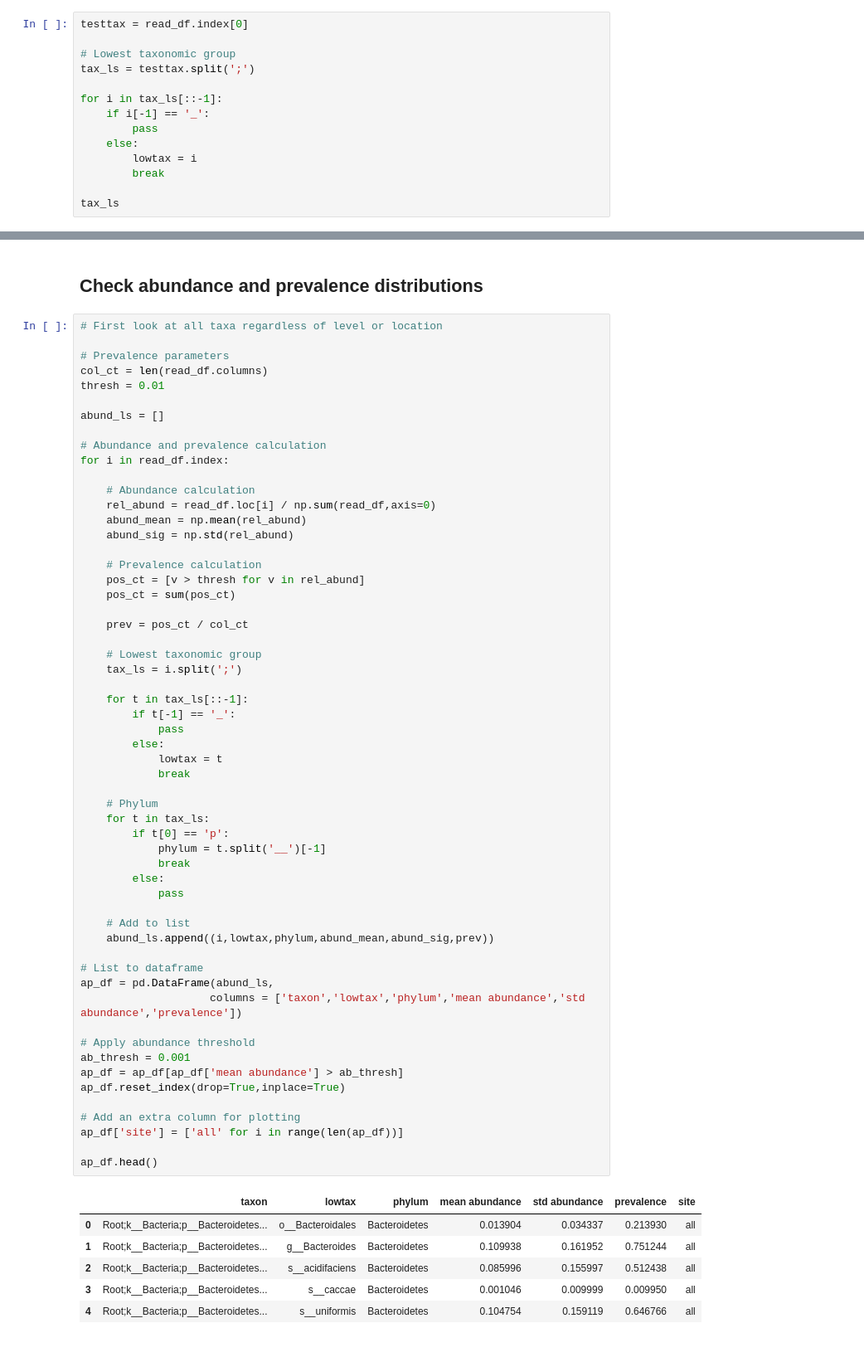
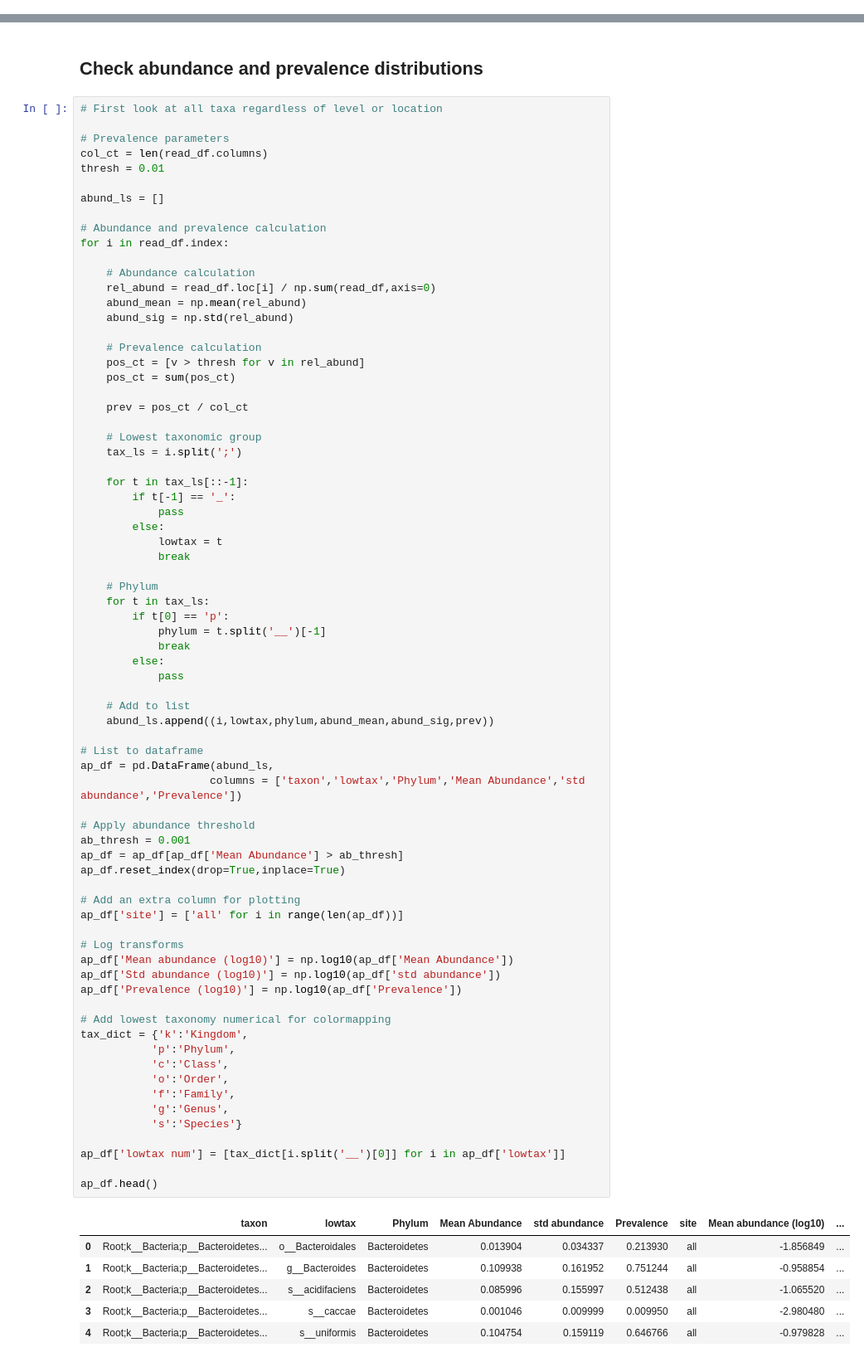
Before and after one commit to dhonson-lncrna/DH_SymbiosisProject, a Jupyter notebook: 02) preprocessing.ipynb, the cells around one changed output, grey strips where cells are left out. Shown: that part at 83% size. Cells and saved outputs as stored; diff of their text form.

```diff
--- a/02) preprocessing.ipynb
+++ b/02) preprocessing.ipynb
@@ -92,17 +94,3 @@ hv.Scatter(dist_df,kdims=['reads'],vdims=['ECDF','coords']
 [interactive output not drawn]
 # %% [markdown]
 Almost all of the samples have between 1000 and 6000 reads. A small number are outliers >6000. Most of the sample sites have very similar distributions of reads, but (48.7922, 8.6354) in pink has slightly more reads.
-# %%
-testtax = read_df.index[0]
-
-# Lowest taxonomic group
-tax_ls = testtax.split(';')
-
-for i in tax_ls[::-1]:
-    if i[-1] == '_':
-        pass
-    else:
-        lowtax = i
-        break
-
-tax_ls
@@ -146,38 +125,54 @@ for i in read_df.index:
     for t in tax_ls[::-1]:
         if t[-1] == '_':
             pass
         else:
             lowtax = t
             break
 
     # Phylum
     for t in tax_ls:
         if t[0] == 'p':
             phylum = t.split('__')[-1]
             break
         else:
             pass
 
     # Add to list
     abund_ls.append((i,lowtax,phylum,abund_mean,abund_sig,prev))
 
 # List to dataframe
 ap_df = pd.DataFrame(abund_ls,
-                    columns = ['taxon','lowtax','phylum','mean abundance','std abundance','prevalence'])
+                    columns = ['taxon','lowtax','Phylum','Mean Abundance','std abundance','Prevalence'])
 
 # Apply abundance threshold
 ab_thresh = 0.001
-ap_df = ap_df[ap_df['mean abundance'] > ab_thresh]
+ap_df = ap_df[ap_df['Mean Abundance'] > ab_thresh]
 ap_df.reset_index(drop=True,inplace=True)
 
 # Add an extra column for plotting
 ap_df['site'] = ['all' for i in range(len(ap_df))]
 
+# Log transforms
+ap_df['Mean abundance (log10)'] = np.log10(ap_df['Mean Abundance'])
+ap_df['Std abundance (log10)'] = np.log10(ap_df['std abundance'])
+ap_df['Prevalence (log10)'] = np.log10(ap_df['Prevalence'])
+
+# Add lowest taxonomy numerical for colormapping
+tax_dict = {'k':'Kingdom',
+           'p':'Phylum',
+           'c':'Class',
+           'o':'Order',
+           'f':'Family',
+           'g':'Genus',
+           's':'Species'}
+
+ap_df['lowtax num'] = [tax_dict[i.split('__')[0]] for i in ap_df['lowtax']]
+
 ap_df.head()
 # %% [output]
-|  | taxon | lowtax | phylum | mean abundance | std abundance | prevalence | site |
-| 0 | Root;k__Bacteria;p__Bacteroidetes... | o__Bacteroidales | Bacteroidetes | 0.013904 | 0.034337 | 0.213930 | all |
-| 1 | Root;k__Bacteria;p__Bacteroidetes... | g__Bacteroides | Bacteroidetes | 0.109938 | 0.161952 | 0.751244 | all |
-| 2 | Root;k__Bacteria;p__Bacteroidetes... | s__acidifaciens | Bacteroidetes | 0.085996 | 0.155997 | 0.512438 | all |
-| 3 | Root;k__Bacteria;p__Bacteroidetes... | s__caccae | Bacteroidetes | 0.001046 | 0.009999 | 0.009950 | all |
-| 4 | Root;k__Bacteria;p__Bacteroidetes... | s__uniformis | Bacteroidetes | 0.104754 | 0.159119 | 0.646766 | all |
+|  | taxon | lowtax | Phylum | Mean Abundance | std abundance | Prevalence | site | Mean abundance (log10) | ... |
+| 0 | Root;k__Bacteria;p__Bacteroidetes... | o__Bacteroidales | Bacteroidetes | 0.013904 | 0.034337 | 0.213930 | all | -1.856849 | ... |
+| 1 | Root;k__Bacteria;p__Bacteroidetes... | g__Bacteroides | Bacteroidetes | 0.109938 | 0.161952 | 0.751244 | all | -0.958854 | ... |
+| 2 | Root;k__Bacteria;p__Bacteroidetes... | s__acidifaciens | Bacteroidetes | 0.085996 | 0.155997 | 0.512438 | all | -1.065520 | ... |
+| 3 | Root;k__Bacteria;p__Bacteroidetes... | s__caccae | Bacteroidetes | 0.001046 | 0.009999 | 0.009950 | all | -2.980480 | ... |
+| 4 | Root;k__Bacteria;p__Bacteroidetes... | s__uniformis | Bacteroidetes | 0.104754 | 0.159119 | 0.646766 | all | -0.979828 | ... |
```
Also changed, not shown: parts of 17 cells of this notebook, 3 other files.
